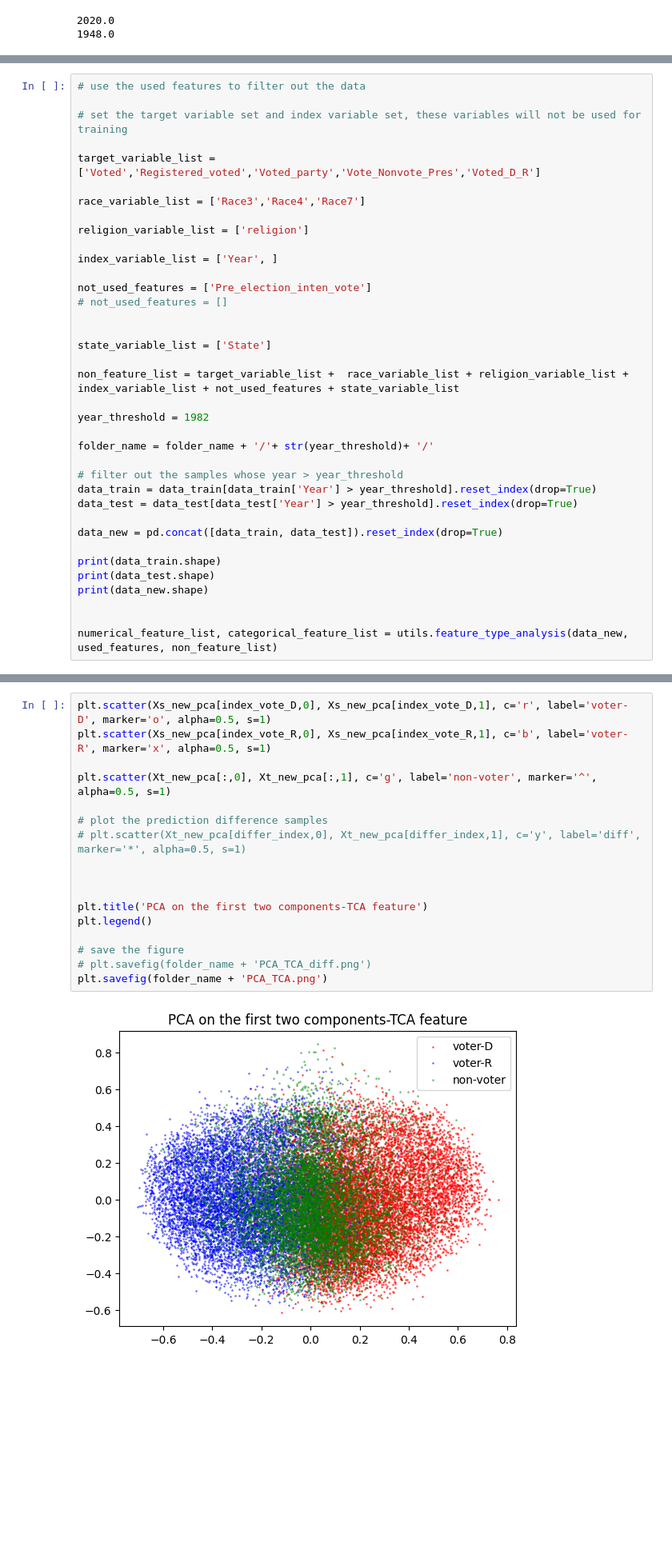
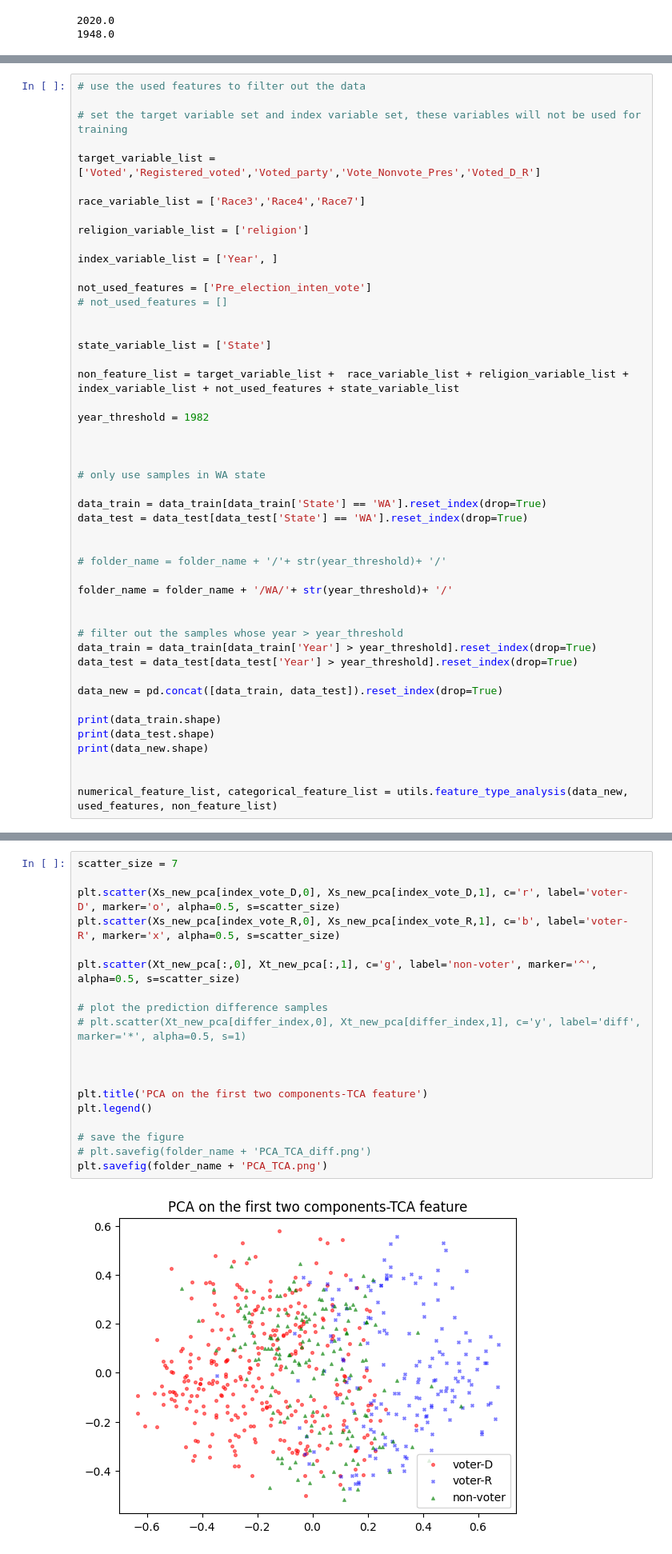
Before and after one commit to xuangu-fang/ML-Poli-Sci, a Jupyter notebook: code/universal_prediction.ipynb, the cells around one changed output, grey strips where cells are left out. Shown at 80% size. Drawn from its saved outputs; the diff is of its cells as text; blank space fills up the shorter version.

```diff
--- a/code/universal_prediction.ipynb
+++ b/code/universal_prediction.ipynb
@@ -100,7 +100,18 @@ non_feature_list = target_variable_list +  race_variable_list + religion_variabl
 
 year_threshold = 1982
 
-folder_name = folder_name + '/'+ str(year_threshold)+ '/'
+
+
+# only use samples in WA state
+
+data_train = data_train[data_train['State'] == 'WA'].reset_index(drop=True)
+data_test = data_test[data_test['State'] == 'WA'].reset_index(drop=True)
+
+
+# folder_name = folder_name + '/'+ str(year_threshold)+ '/'
+
+folder_name = folder_name + '/WA/'+ str(year_threshold)+ '/'
+
 
 # filter out the samples whose year > year_threshold
 data_train = data_train[data_train['Year'] > year_threshold].reset_index(drop=True)
@@ -219,22 +230,24 @@ index_vote_D = data_train[data_train['Voted_D_R'] == 1].index
 
 index_vote_R = data_train[data_train['Voted_D_R'] == 2].index
 # %%
-plt.scatter(Xs_new_pca[index_vote_D,0], Xs_new_pca[index_vote_D,1], c='r', label='voter-D', marker='o', alpha=0.5, s=1)
-plt.scatter(Xs_new_pca[index_vote_R,0], Xs_new_pca[index_vote_R,1], c='b', label='voter-R', marker='x', alpha=0.5, s=1)
+scatter_size = 7
 
-plt.scatter(Xt_new_pca[:,0], Xt_new_pca[:,1], c='g', label='non-voter', marker='^', alpha=0.5, s=1)
+plt.scatter(Xs_new_pca[index_vote_D,0], Xs_new_pca[index_vote_D,1], c='r', label='voter-D', marker='o', alpha=0.5, s=scatter_size)
+plt.scatter(Xs_new_pca[index_vote_R,0], Xs_new_pca[index_vote_R,1], c='b', label='voter-R', marker='x', alpha=0.5, s=scatter_size)
+
+plt.scatter(Xt_new_pca[:,0], Xt_new_pca[:,1], c='g', label='non-voter', marker='^', alpha=0.5, s=scatter_size)
 
 # plot the prediction difference samples
 # plt.scatter(Xt_new_pca[differ_index,0], Xt_new_pca[differ_index,1], c='y', label='diff', marker='*', alpha=0.5, s=1)
 
 
 
 plt.title('PCA on the first two components-TCA feature')
 plt.legend()
 
 # save the figure
 # plt.savefig(folder_name + 'PCA_TCA_diff.png')
 plt.savefig(folder_name + 'PCA_TCA.png')
 # %% [output]
-[figure, old version]
+[figure, new version]
 # %%
```
Also changed, not shown: parts of 10 cells of this notebook, 52 other files.
